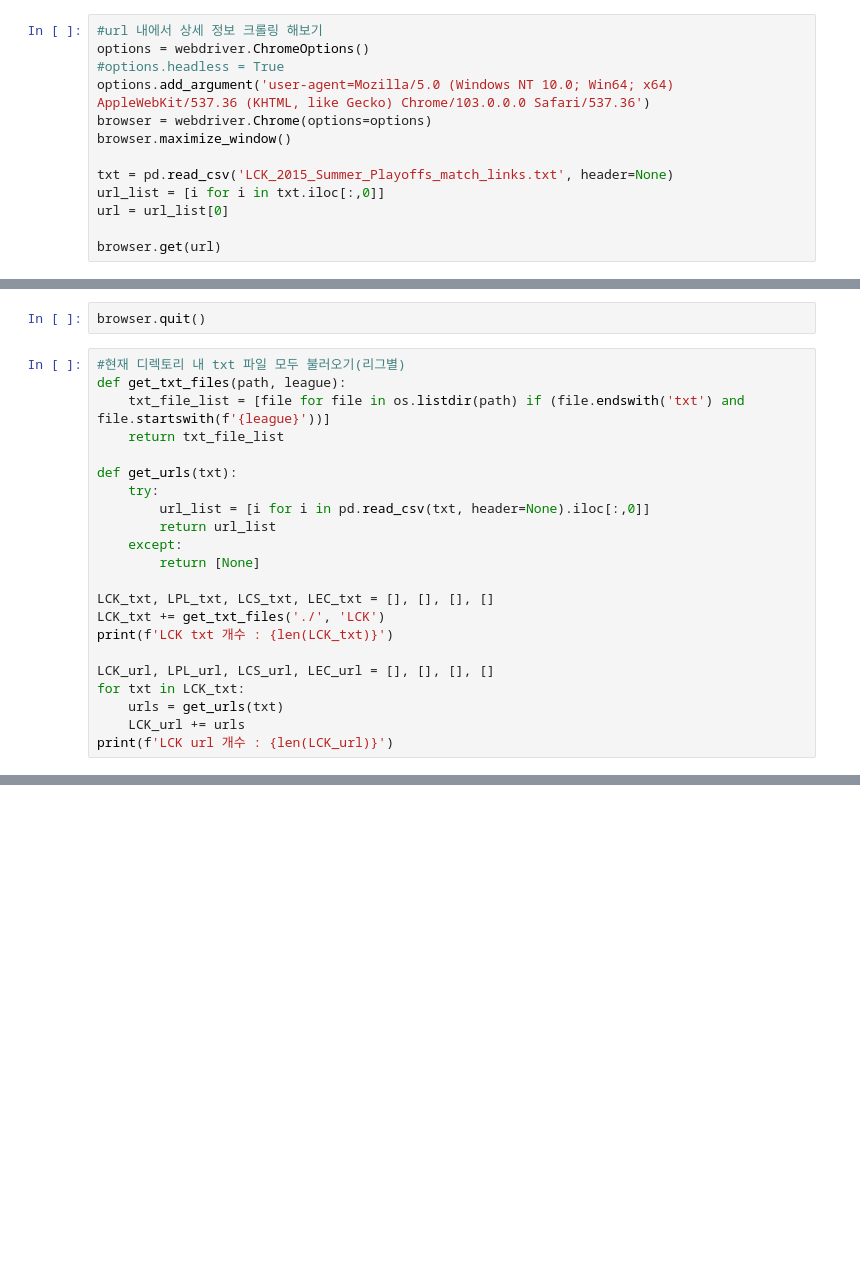
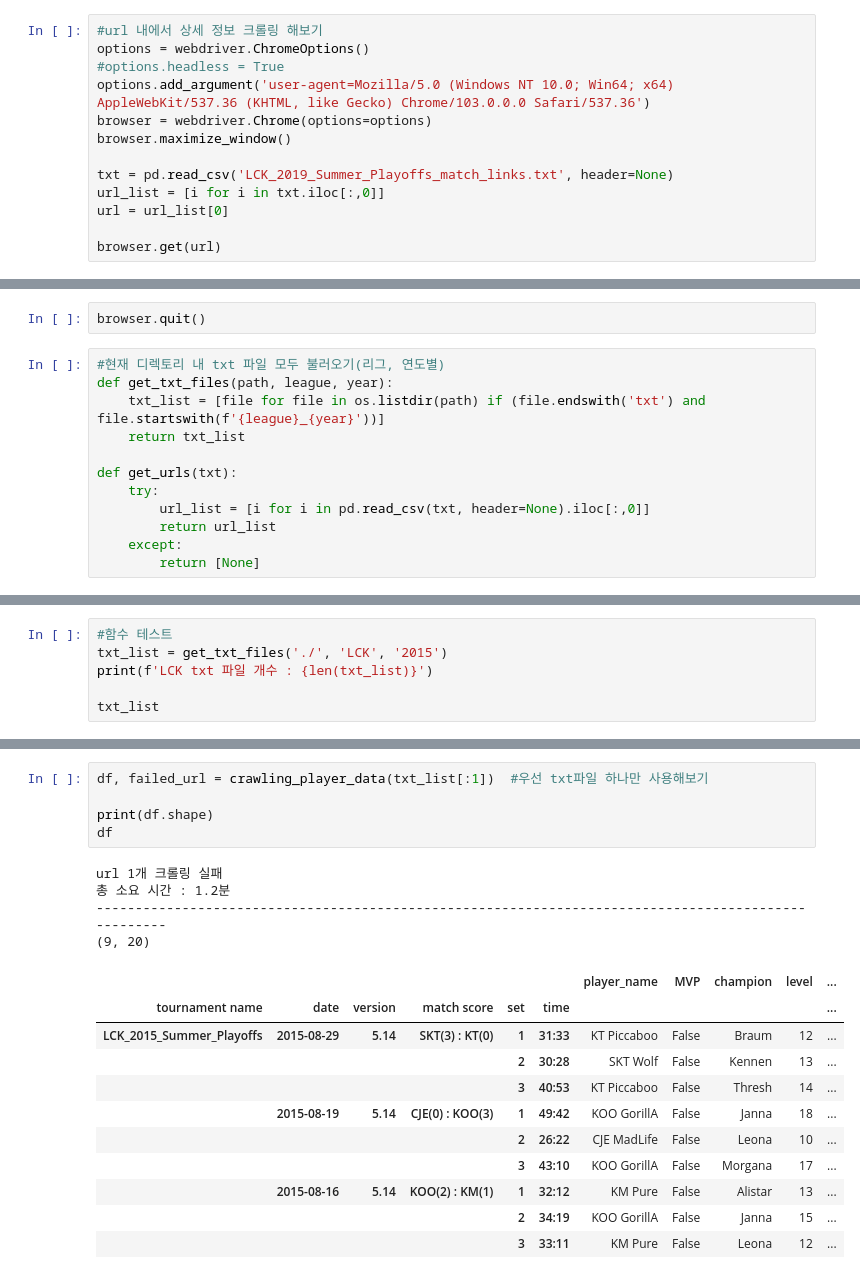
Before and after one commit to yeon93/LCK_analysis, a Jupyter notebook: 3_crawling_player_data.ipynb, the cells around one changed output, grey strips where cells are left out. Cells and saved outputs as stored; diff of their text form; blank space fills up the shorter version.

```diff
--- a/3_crawling_player_data.ipynb
+++ b/3_crawling_player_data.ipynb
@@ -19,7 +15,7 @@ options.add_argument('user-agent=Mozilla/5.0 (Windows NT 10.0; Win64; x64) Apple
 browser = webdriver.Chrome(options=options)
 browser.maximize_window()
 
-txt = pd.read_csv('LCK_2015_Summer_Playoffs_match_links.txt', header=None)
+txt = pd.read_csv('LCK_2019_Summer_Playoffs_match_links.txt', header=None)
 url_list = [i for i in txt.iloc[:,0]]
 url = url_list[0]
 
@@ -116,10 +127,10 @@ pd.DataFrame(data)
 # %%
 browser.quit()
 # %%
-#현재 디렉토리 내 txt 파일 모두 불러오기(리그별)
-def get_txt_files(path, league):
-    txt_file_list = [file for file in os.listdir(path) if (file.endswith('txt') and file.startswith(f'{league}'))]
-    return txt_file_list
+#현재 디렉토리 내 txt 파일 모두 불러오기(리그, 연도별)
+def get_txt_files(path, league, year):
+    txt_list = [file for file in os.listdir(path) if (file.endswith('txt') and file.startswith(f'{league}_{year}'))]
+    return txt_list
 
 def get_urls(txt):
     try:
@@ -127,13 +138,3 @@ def get_urls(txt):
         return url_list
     except:
         return [None]
-
-LCK_txt, LPL_txt, LCS_txt, LEC_txt = [], [], [], []
-LCK_txt += get_txt_files('./', 'LCK')
-print(f'LCK txt 개수 : {len(LCK_txt)}')
-
-LCK_url, LPL_url, LCS_url, LEC_url = [], [], [], []
-for txt in LCK_txt:
-    urls = get_urls(txt)
-    LCK_url += urls
-print(f'LCK url 개수 : {len(LCK_url)}')
@@ -211,0 +291,6 @@ IndexError: list index out of range
+# %%
+#함수 테스트
+txt_list = get_txt_files('./', 'LCK', '2015')
+print(f'LCK txt 파일 개수 : {len(txt_list)}')
+
+txt_list
@@ -211,0 +302,21 @@ IndexError: list index out of range
+# %%
+df, failed_url = crawling_player_data(txt_list[:1])  #우선 txt파일 하나만 사용해보기
+
+print(df.shape)
+df
+# %% [output]
+url 1개 크롤링 실패
+총 소요 시간 : 1.2분
+----------------------------------------------------------------------------------------------------
+(9, 20)
+|  |  |  |  |  |  | player_name | MVP | champion | level | ... |
+| tournament name | date | version | match score | set | time |  |  |  |  | ... |
+| LCK_2015_Summer_Playoffs | 2015-08-29 | 5.14 | SKT(3) : KT(0) | 1 | 31:33 | KT Piccaboo | False | Braum | 12 | ... |
+|  |  |  |  | 2 | 30:28 | SKT Wolf | False | Kennen | 13 | ... |
+|  |  |  |  | 3 | 40:53 | KT Piccaboo | False | Thresh | 14 | ... |
+|  | 2015-08-19 | 5.14 | CJE(0) : KOO(3) | 1 | 49:42 | KOO GorillA | False | Janna | 18 | ... |
+|  |  |  |  | 2 | 26:22 | CJE MadLife | False | Leona | 10 | ... |
+|  |  |  |  | 3 | 43:10 | KOO GorillA | False | Morgana | 17 | ... |
+|  | 2015-08-16 | 5.14 | KOO(2) : KM(1) | 1 | 32:12 | KM Pure | False | Alistar | 13 | ... |
+|  |  |  |  | 2 | 34:19 | KOO GorillA | False | Janna | 15 | ... |
+|  |  |  |  | 3 | 33:11 | KM Pure | False | Leona | 12 | ... |
```
Also changed, not shown: parts of 18 cells of this notebook.
